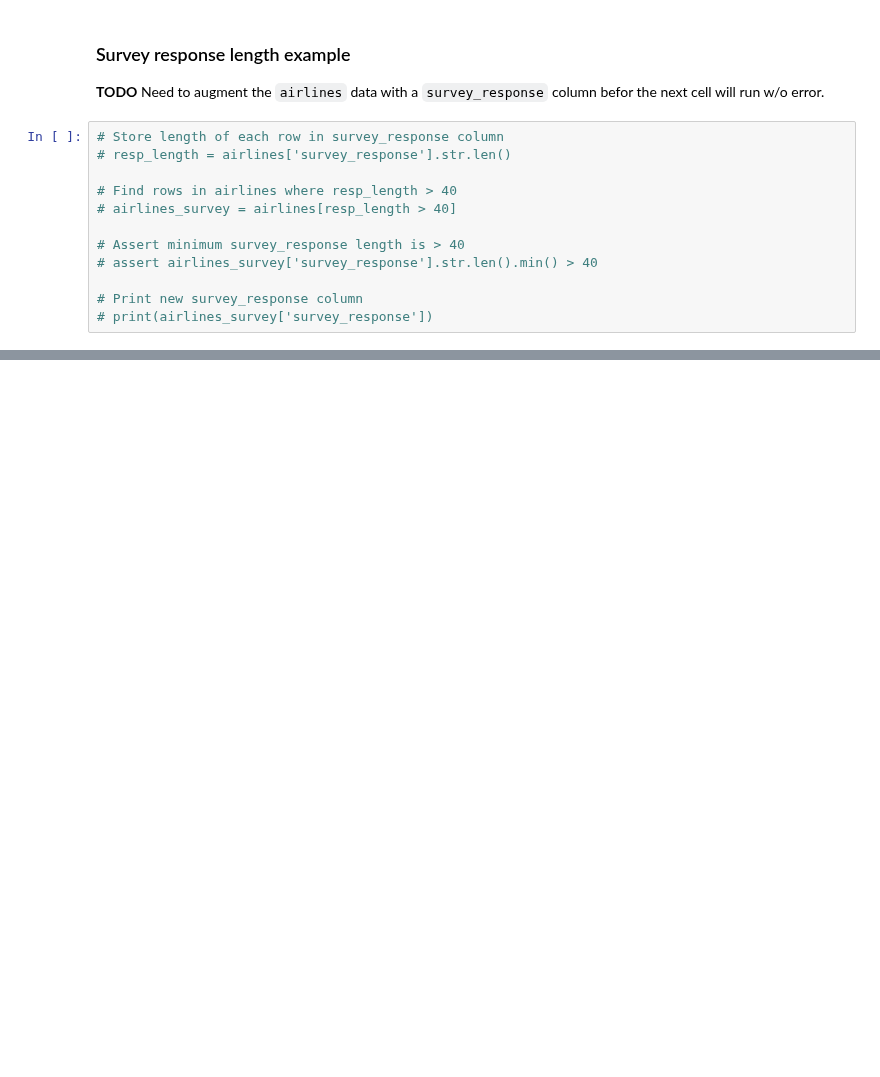
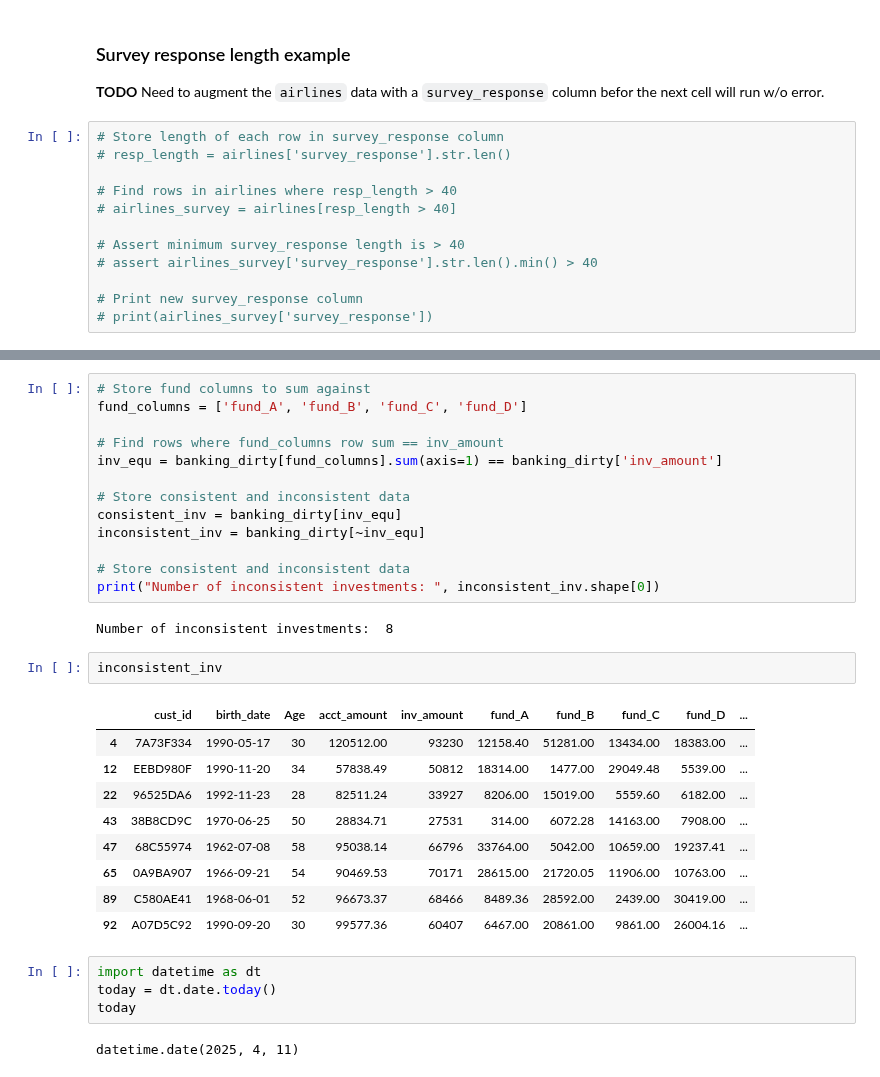
Before and after one commit to MichaelSzczepaniak/DataCamp, a Jupyter notebook: Tracks/Associate Data Scientist/20 Cleaning Data in Python/CleaningData.ipynb, the cells around one changed output, grey strips where cells are left out. Drawn from its saved outputs; the diff is of its cells as text; blank space fills up the shorter version.

```diff
--- a/Tracks/Associate Data Scientist/20 Cleaning Data in Python/CleaningData.ipynb
+++ b/Tracks/Associate Data Scientist/20 Cleaning Data in Python/CleaningData.ipynb
@@ -642,0 +694,33 @@ assert airlines['full_name'].str.contains('Ms\\.|Mr\\.|Miss|Dr\\.').any() == Fal
+# %%
+# Store fund columns to sum against
+fund_columns = ['fund_A', 'fund_B', 'fund_C', 'fund_D']
+
+# Find rows where fund_columns row sum == inv_amount
+inv_equ = banking_dirty[fund_columns].sum(axis=1) == banking_dirty['inv_amount']
+
+# Store consistent and inconsistent data
+consistent_inv = banking_dirty[inv_equ]
+inconsistent_inv = banking_dirty[~inv_equ]
+
+# Store consistent and inconsistent data
+print("Number of inconsistent investments: ", inconsistent_inv.shape[0])
+# %% [output]
+Number of inconsistent investments:  8
+# %%
+inconsistent_inv
+# %% [output]
+|  | cust_id | birth_date | Age | acct_amount | inv_amount | fund_A | fund_B | fund_C | fund_D | ... |
+| 4 | 7A73F334 | 1990-05-17 | 30 | 120512.00 | 93230 | 12158.40 | 51281.00 | 13434.00 | 18383.00 | ... |
+| 12 | EEBD980F | 1990-11-20 | 34 | 57838.49 | 50812 | 18314.00 | 1477.00 | 29049.48 | 5539.00 | ... |
+| 22 | 96525DA6 | 1992-11-23 | 28 | 82511.24 | 33927 | 8206.00 | 15019.00 | 5559.60 | 6182.00 | ... |
+| 43 | 38B8CD9C | 1970-06-25 | 50 | 28834.71 | 27531 | 314.00 | 6072.28 | 14163.00 | 7908.00 | ... |
+| 47 | 68C55974 | 1962-07-08 | 58 | 95038.14 | 66796 | 33764.00 | 5042.00 | 10659.00 | 19237.41 | ... |
+| 65 | 0A9BA907 | 1966-09-21 | 54 | 90469.53 | 70171 | 28615.00 | 21720.05 | 11906.00 | 10763.00 | ... |
+| 89 | C580AE41 | 1968-06-01 | 52 | 96673.37 | 68466 | 8489.36 | 28592.00 | 2439.00 | 30419.00 | ... |
+| 92 | A07D5C92 | 1990-09-20 | 30 | 99577.36 | 60407 | 6467.00 | 20861.00 | 9861.00 | 26004.16 | ... |
+# %%
+import datetime as dt
+today = dt.date.today()
+today
+# %% [output]
+datetime.date(2025, 4, 11)
```
Also changed, not shown: parts of 10 cells of this notebook, 1 other file.
